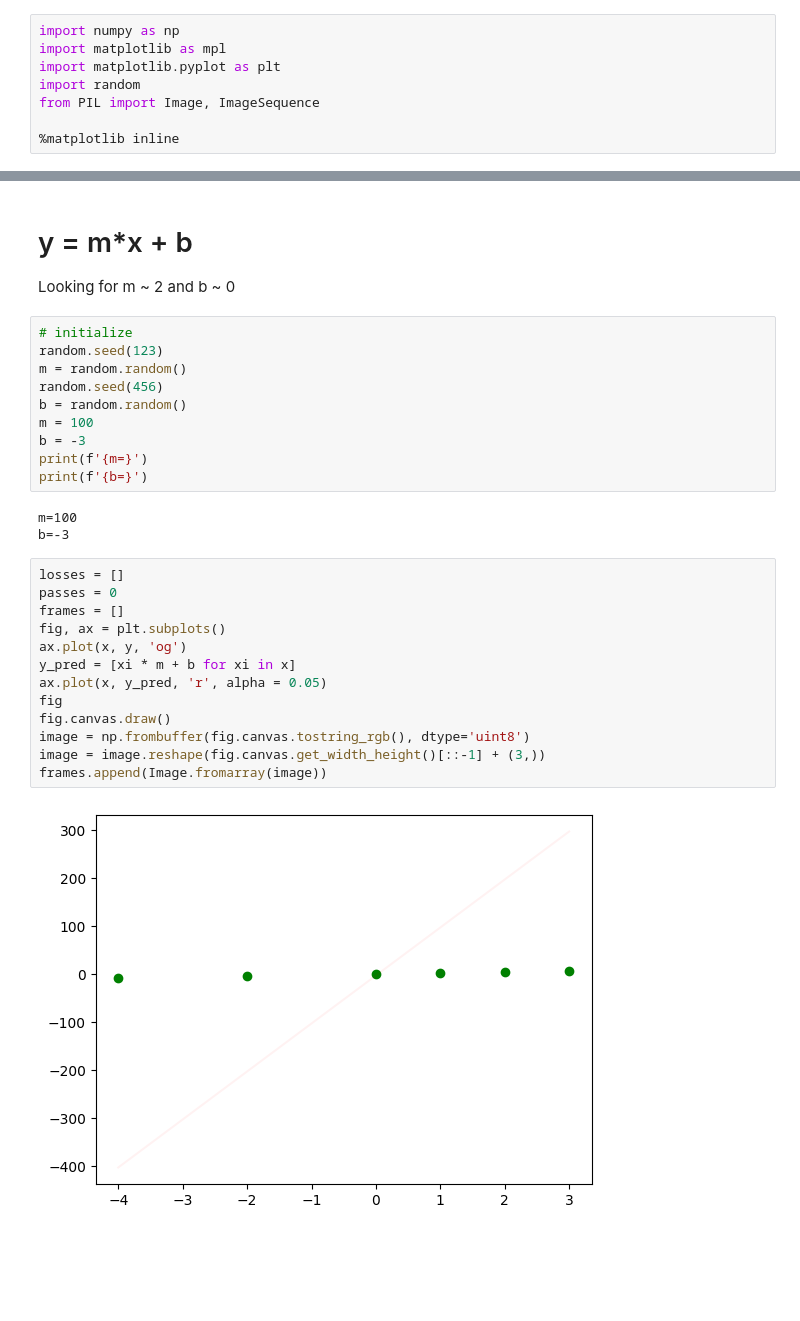
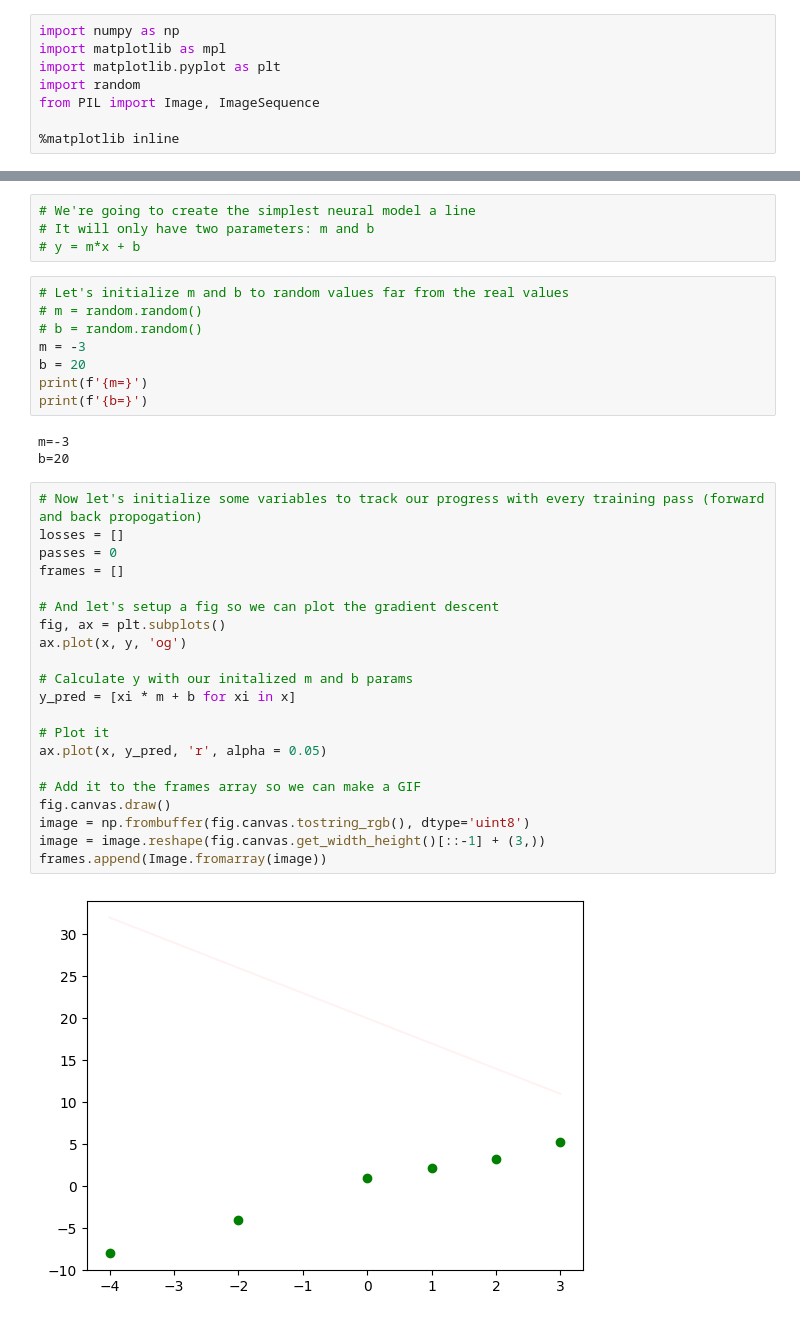
Before and after one commit to rendely/ai-notebook, a Jupyter notebook: How neural net works dumbed down.ipynb, the cells around one changed output, grey strips where cells are left out. Drawn from its saved outputs; the diff is of its cells as text; blank space fills up the shorter version.

```diff
--- a/How neural net works dumbed down.ipynb
+++ b/How neural net works dumbed down.ipynb
@@ -20,32 +21,39 @@ plt.plot(x, y)
-# %% [markdown]
-# y = m*x + b
-Looking for m ~ 2 and b ~ 0
+# %%
+# We're going to create the simplest neural model a line
+# It will only have two parameters: m and b
+# y = m*x + b
 # %%
-# initialize
-random.seed(123)
-m = random.random()
-random.seed(456)
-b = random.random()
-m = 100
-b = -3
+# Let's initialize m and b to random values far from the real values
+# m = random.random()
+# b = random.random()
+m = -3
+b = 20
 print(f'{m=}')
 print(f'{b=}')
 # %% [output]
-m=100
-b=-3
+m=-3
+b=20
 # %%
+# Now let's initialize some variables to track our progress with every training pass (forward and back propogation)
 losses = []
 passes = 0
 frames = []
+
+# And let's setup a fig so we can plot the gradient descent
 fig, ax = plt.subplots()
 ax.plot(x, y, 'og')
+
+# Calculate y with our initalized m and b params
 y_pred = [xi * m + b for xi in x]
+
+# Plot it
 ax.plot(x, y_pred, 'r', alpha = 0.05)
-fig
+
+# Add it to the frames array so we can make a GIF
 fig.canvas.draw()
 image = np.frombuffer(fig.canvas.tostring_rgb(), dtype='uint8')
 image = image.reshape(fig.canvas.get_width_height()[::-1] + (3,))
 frames.append(Image.fromarray(image))
 # %% [output]
-[figure, old version]
+[figure, new version]
 # %%
```
Also changed, not shown: parts of 6 cells of this notebook, 1 other file.
